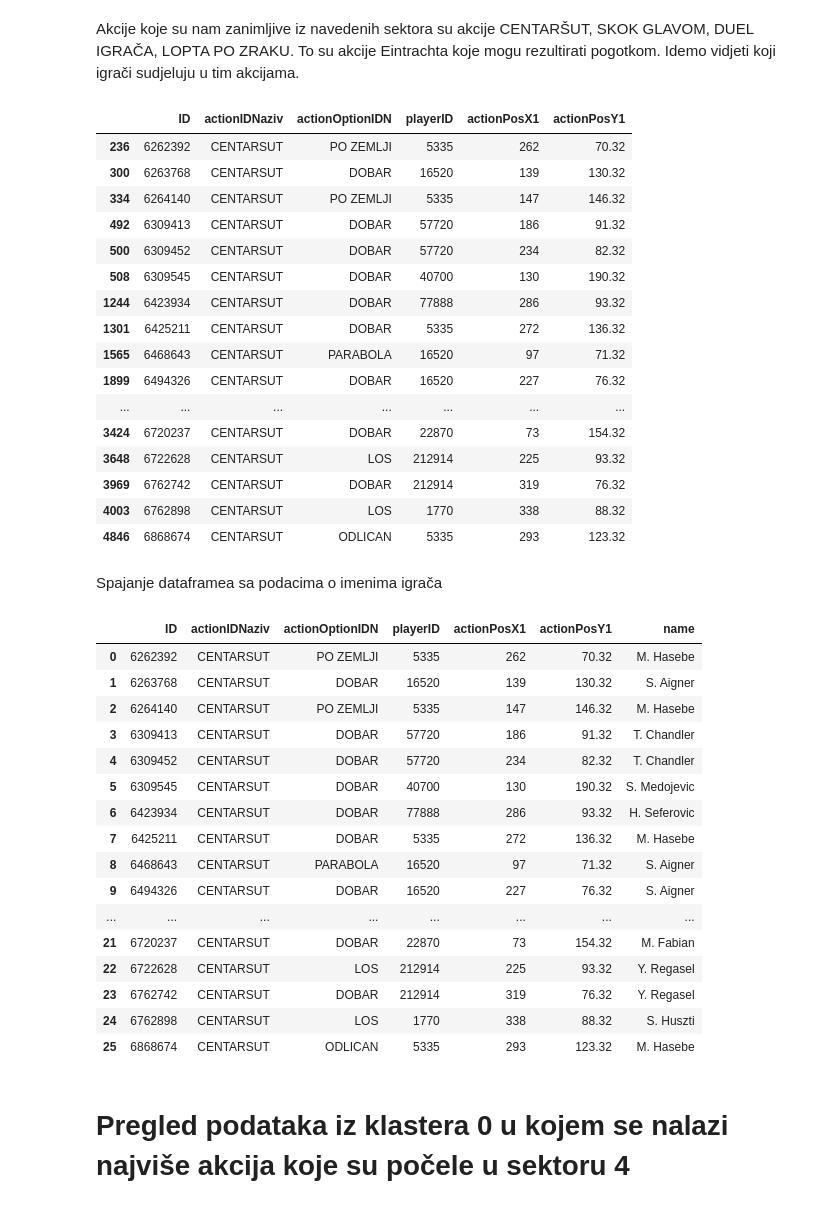
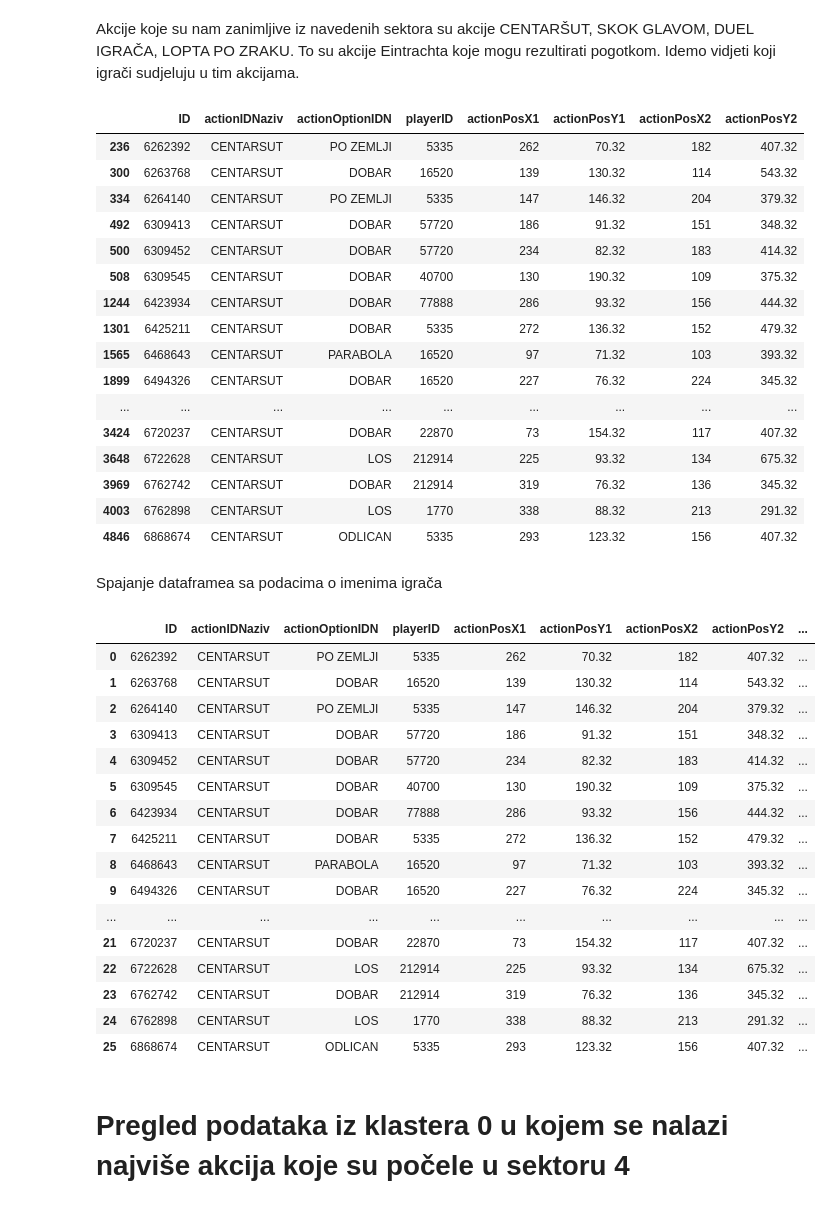
Before and after one commit to hrvatskibogmars/brainstormers, a Jupyter notebook: analysis/techo_notebooks/Klasteriranje/Eintracht/Klasteriranje_drugi_put/Exploring data in cluster1 and cluster0 - Eintracht.ipynb, the cells around one changed output. Cells and saved outputs as stored; diff of their text form; code cells hidden in the pictures.

```diff
--- a/analysis/techo_notebooks/Klasteriranje/Eintracht/Klasteriranje_drugi_put/Exploring data in cluster1 and cluster0 - Eintracht.ipynb
+++ b/analysis/techo_notebooks/Klasteriranje/Eintracht/Klasteriranje_drugi_put/Exploring data in cluster1 and cluster0 - Eintracht.ipynb
@@ -77,27 +77,28 @@ dtype: int64
 # %% [markdown]
 Akcije koje su nam zanimljive iz navedenih sektora su akcije CENTARŠUT, SKOK GLAVOM, DUEL IGRAČA, LOPTA PO ZRAKU. To su akcije Eintrachta koje mogu rezultirati pogotkom. Idemo vidjeti koji igrači sudjeluju u tim akcijama.
 # %%
-dfRelAkcije = dfStartSektor1[['ID', 'actionIDNaziv', 'actionOptionIDN', 'playerID', 'actionPosX1', 'actionPosY1']]
+dfRelAkcije = dfStartSektor1[['ID', 'actionIDNaziv', 'actionOptionIDN', 'playerID', 'actionPosX1', 'actionPosY1', 'actionPosX2',
+                             'actionPosY2']]
 dfRelAkcije1 = dfRelAkcije[(dfRelAkcije['actionIDNaziv'] == 'CENTARSUT')]
 dfRelAkcije1
 # %% [output]
-|  | ID | actionIDNaziv | actionOptionIDN | playerID | actionPosX1 | actionPosY1 |
-| 236 | 6262392 | CENTARSUT | PO ZEMLJI | 5335 | 262 | 70.32 |
-| 300 | 6263768 | CENTARSUT | DOBAR | 16520 | 139 | 130.32 |
-| 334 | 6264140 | CENTARSUT | PO ZEMLJI | 5335 | 147 | 146.32 |
-| 492 | 6309413 | CENTARSUT | DOBAR | 57720 | 186 | 91.32 |
-| 500 | 6309452 | CENTARSUT | DOBAR | 57720 | 234 | 82.32 |
-| 508 | 6309545 | CENTARSUT | DOBAR | 40700 | 130 | 190.32 |
-| 1244 | 6423934 | CENTARSUT | DOBAR | 77888 | 286 | 93.32 |
-| 1301 | 6425211 | CENTARSUT | DOBAR | 5335 | 272 | 136.32 |
-| 1565 | 6468643 | CENTARSUT | PARABOLA | 16520 | 97 | 71.32 |
-| 1899 | 6494326 | CENTARSUT | DOBAR | 16520 | 227 | 76.32 |
-| ... | ... | ... | ... | ... | ... | ... |
-| 3424 | 6720237 | CENTARSUT | DOBAR | 22870 | 73 | 154.32 |
-| 3648 | 6722628 | CENTARSUT | LOS | 212914 | 225 | 93.32 |
-| 3969 | 6762742 | CENTARSUT | DOBAR | 212914 | 319 | 76.32 |
-| 4003 | 6762898 | CENTARSUT | LOS | 1770 | 338 | 88.32 |
-| 4846 | 6868674 | CENTARSUT | ODLICAN | 5335 | 293 | 123.32 |
+|  | ID | actionIDNaziv | actionOptionIDN | playerID | actionPosX1 | actionPosY1 | actionPosX2 | actionPosY2 |
+| 236 | 6262392 | CENTARSUT | PO ZEMLJI | 5335 | 262 | 70.32 | 182 | 407.32 |
+| 300 | 6263768 | CENTARSUT | DOBAR | 16520 | 139 | 130.32 | 114 | 543.32 |
+| 334 | 6264140 | CENTARSUT | PO ZEMLJI | 5335 | 147 | 146.32 | 204 | 379.32 |
+| 492 | 6309413 | CENTARSUT | DOBAR | 57720 | 186 | 91.32 | 151 | 348.32 |
+| 500 | 6309452 | CENTARSUT | DOBAR | 57720 | 234 | 82.32 | 183 | 414.32 |
+| 508 | 6309545 | CENTARSUT | DOBAR | 40700 | 130 | 190.32 | 109 | 375.32 |
+| 1244 | 6423934 | CENTARSUT | DOBAR | 77888 | 286 | 93.32 | 156 | 444.32 |
+| 1301 | 6425211 | CENTARSUT | DOBAR | 5335 | 272 | 136.32 | 152 | 479.32 |
+| 1565 | 6468643 | CENTARSUT | PARABOLA | 16520 | 97 | 71.32 | 103 | 393.32 |
+| 1899 | 6494326 | CENTARSUT | DOBAR | 16520 | 227 | 76.32 | 224 | 345.32 |
+| ... | ... | ... | ... | ... | ... | ... | ... | ... |
+| 3424 | 6720237 | CENTARSUT | DOBAR | 22870 | 73 | 154.32 | 117 | 407.32 |
+| 3648 | 6722628 | CENTARSUT | LOS | 212914 | 225 | 93.32 | 134 | 675.32 |
+| 3969 | 6762742 | CENTARSUT | DOBAR | 212914 | 319 | 76.32 | 136 | 345.32 |
+| 4003 | 6762898 | CENTARSUT | LOS | 1770 | 338 | 88.32 | 213 | 291.32 |
+| 4846 | 6868674 | CENTARSUT | ODLICAN | 5335 | 293 | 123.32 | 156 | 407.32 |
 # %% [markdown]
 Spajanje dataframea sa podacima o imenima igrača
 # %%
@@ -106,23 +107,23 @@ dfRelAkcije2 = pd.merge(dfRelAkcije1, dfEintrachtP, left_on='playerID', right_on
 dfRelAkcije2.to_csv("Eintracht_centarsutevi_sek1.csv", sep=',', index=False)
 dfRelAkcije2
 # %% [output]
-|  | ID | actionIDNaziv | actionOptionIDN | playerID | actionPosX1 | actionPosY1 | name |
-| 0 | 6262392 | CENTARSUT | PO ZEMLJI | 5335 | 262 | 70.32 | M. Hasebe |
-| 1 | 6263768 | CENTARSUT | DOBAR | 16520 | 139 | 130.32 | S. Aigner |
-| 2 | 6264140 | CENTARSUT | PO ZEMLJI | 5335 | 147 | 146.32 | M. Hasebe |
-| 3 | 6309413 | CENTARSUT | DOBAR | 57720 | 186 | 91.32 | T. Chandler |
-| 4 | 6309452 | CENTARSUT | DOBAR | 57720 | 234 | 82.32 | T. Chandler |
-| 5 | 6309545 | CENTARSUT | DOBAR | 40700 | 130 | 190.32 | S. Medojevic |
-| 6 | 6423934 | CENTARSUT | DOBAR | 77888 | 286 | 93.32 | H. Seferovic |
-| 7 | 6425211 | CENTARSUT | DOBAR | 5335 | 272 | 136.32 | M. Hasebe |
-| 8 | 6468643 | CENTARSUT | PARABOLA | 16520 | 97 | 71.32 | S. Aigner |
-| 9 | 6494326 | CENTARSUT | DOBAR | 16520 | 227 | 76.32 | S. Aigner |
-| ... | ... | ... | ... | ... | ... | ... | ... |
-| 21 | 6720237 | CENTARSUT | DOBAR | 22870 | 73 | 154.32 | M. Fabian |
-| 22 | 6722628 | CENTARSUT | LOS | 212914 | 225 | 93.32 | Y. Regasel |
-| 23 | 6762742 | CENTARSUT | DOBAR | 212914 | 319 | 76.32 | Y. Regasel |
-| 24 | 6762898 | CENTARSUT | LOS | 1770 | 338 | 88.32 | S. Huszti |
-| 25 | 6868674 | CENTARSUT | ODLICAN | 5335 | 293 | 123.32 | M. Hasebe |
+|  | ID | actionIDNaziv | actionOptionIDN | playerID | actionPosX1 | actionPosY1 | actionPosX2 | actionPosY2 | ... |
+| 0 | 6262392 | CENTARSUT | PO ZEMLJI | 5335 | 262 | 70.32 | 182 | 407.32 | ... |
+| 1 | 6263768 | CENTARSUT | DOBAR | 16520 | 139 | 130.32 | 114 | 543.32 | ... |
+| 2 | 6264140 | CENTARSUT | PO ZEMLJI | 5335 | 147 | 146.32 | 204 | 379.32 | ... |
+| 3 | 6309413 | CENTARSUT | DOBAR | 57720 | 186 | 91.32 | 151 | 348.32 | ... |
+| 4 | 6309452 | CENTARSUT | DOBAR | 57720 | 234 | 82.32 | 183 | 414.32 | ... |
+| 5 | 6309545 | CENTARSUT | DOBAR | 40700 | 130 | 190.32 | 109 | 375.32 | ... |
+| 6 | 6423934 | CENTARSUT | DOBAR | 77888 | 286 | 93.32 | 156 | 444.32 | ... |
+| 7 | 6425211 | CENTARSUT | DOBAR | 5335 | 272 | 136.32 | 152 | 479.32 | ... |
+| 8 | 6468643 | CENTARSUT | PARABOLA | 16520 | 97 | 71.32 | 103 | 393.32 | ... |
+| 9 | 6494326 | CENTARSUT | DOBAR | 16520 | 227 | 76.32 | 224 | 345.32 | ... |
+| ... | ... | ... | ... | ... | ... | ... | ... | ... | ... |
+| 21 | 6720237 | CENTARSUT | DOBAR | 22870 | 73 | 154.32 | 117 | 407.32 | ... |
+| 22 | 6722628 | CENTARSUT | LOS | 212914 | 225 | 93.32 | 134 | 675.32 | ... |
+| 23 | 6762742 | CENTARSUT | DOBAR | 212914 | 319 | 76.32 | 136 | 345.32 | ... |
+| 24 | 6762898 | CENTARSUT | LOS | 1770 | 338 | 88.32 | 213 | 291.32 | ... |
+| 25 | 6868674 | CENTARSUT | ODLICAN | 5335 | 293 | 123.32 | 156 | 407.32 | ... |
 # %% [markdown]
 # Pregled podataka iz klastera 0 u kojem se nalazi najviše akcija koje su počele u sektoru 4
 # %%
```
Also changed, not shown: parts of 3 cells of this notebook, 13 other files.
